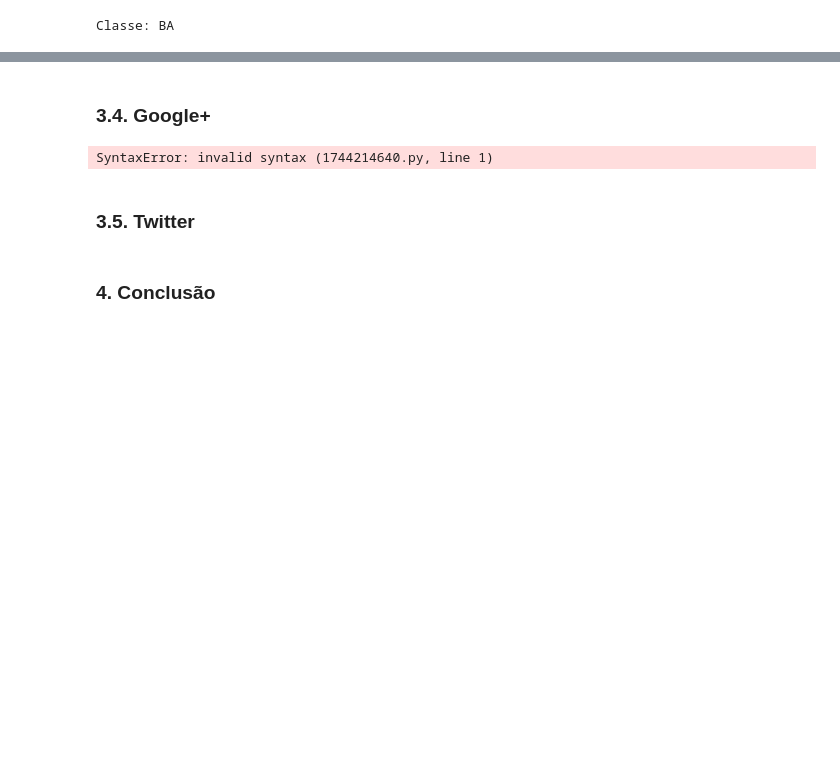
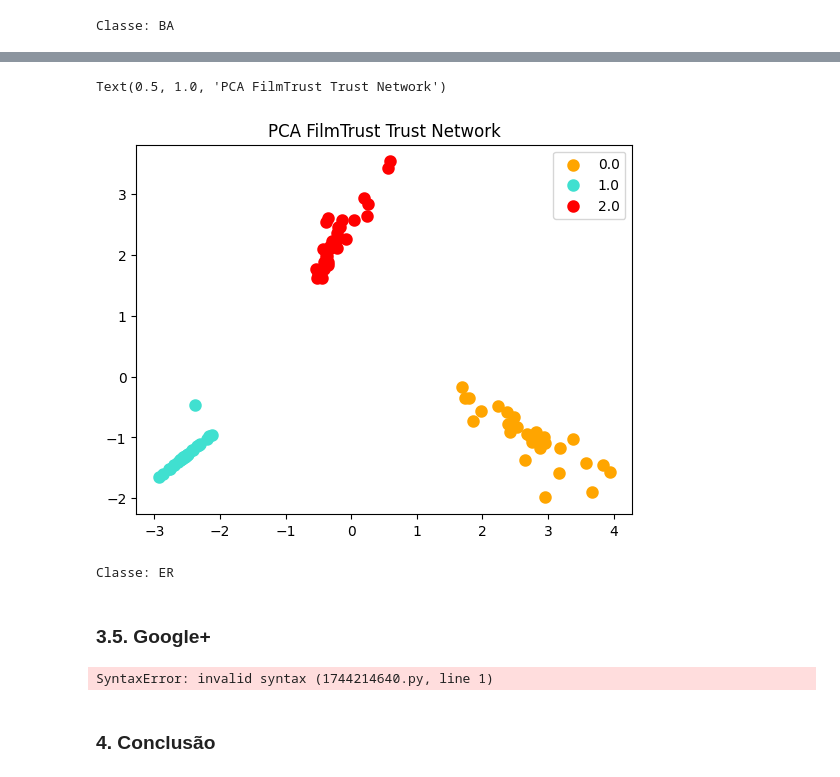
Before and after one commit to Cizika/social-networks-analysis, a Jupyter notebook: Análise das Redes Sociais.ipynb, the cells around one changed output, grey strips where cells are left out. Drawn from its saved outputs; the diff is of its cells as text; code cells hidden in the pictures; blank space fills up the shorter version.

```diff
--- a/Análise das Redes Sociais.ipynb
+++ b/Análise das Redes Sociais.ipynb
@@ -331,0 +357,3 @@ Classe: BA
+# %%
+X_filmtrust = np.array(network_metrics(filmtrust_graph))
+X_train, y_train = generate_train_set(N, X_filmtrust[0])
@@ -331,0 +370,4 @@ Classe: BA
+# %%
+# Tratando os valores NaN
+imp = SimpleImputer(strategy="mean")
+X_train = imp.fit_transform(X_train)
@@ -332,8 +393,31 @@ Classe: BA
+# %%
+lw = 3
+
+for color, i in zip(colors, [0.0, 1.0, 2.0]):
+    plt.scatter(
+        X_r[y_train == i, 0], X_r[y_train == i, 1], color=color, lw=lw, label=i
+    )
+plt.legend(loc="best", shadow=False, scatterpoints=1)
+plt.title("PCA FilmTrust Trust Network")
+# %% [output]
+Text(0.5, 1.0, 'PCA FilmTrust Trust Network')
+[figure, added]
+# %%
+# Aplicando modelo KNN com 5 vizinhos
+k = 5
+model = KNeighborsClassifier(n_neighbors=k, metric='euclidean')
+model.fit(X_r, y_train)
+
+# faz a predição no conjunto de teste
+X_filmtrust = pca.transform(X_filmtrust)
+y_pred = model.predict(X_filmtrust)
+cl = ['ER','WS','BA']
+print('Classe:', cl[int(y_pred)])
+# %% [output]
+Classe: ER
 # %% [markdown]
-### 3.4. Google+
+### 3.5. Google+
 # %%
 http://konect.cc/networks/ego-gplus/
 # %% [output]
 SyntaxError: invalid syntax (1744214640.py, line 1)
-# %% [markdown]
-### 3.5. Twitter
```
Also changed, not shown: parts of 16 cells of this notebook.
